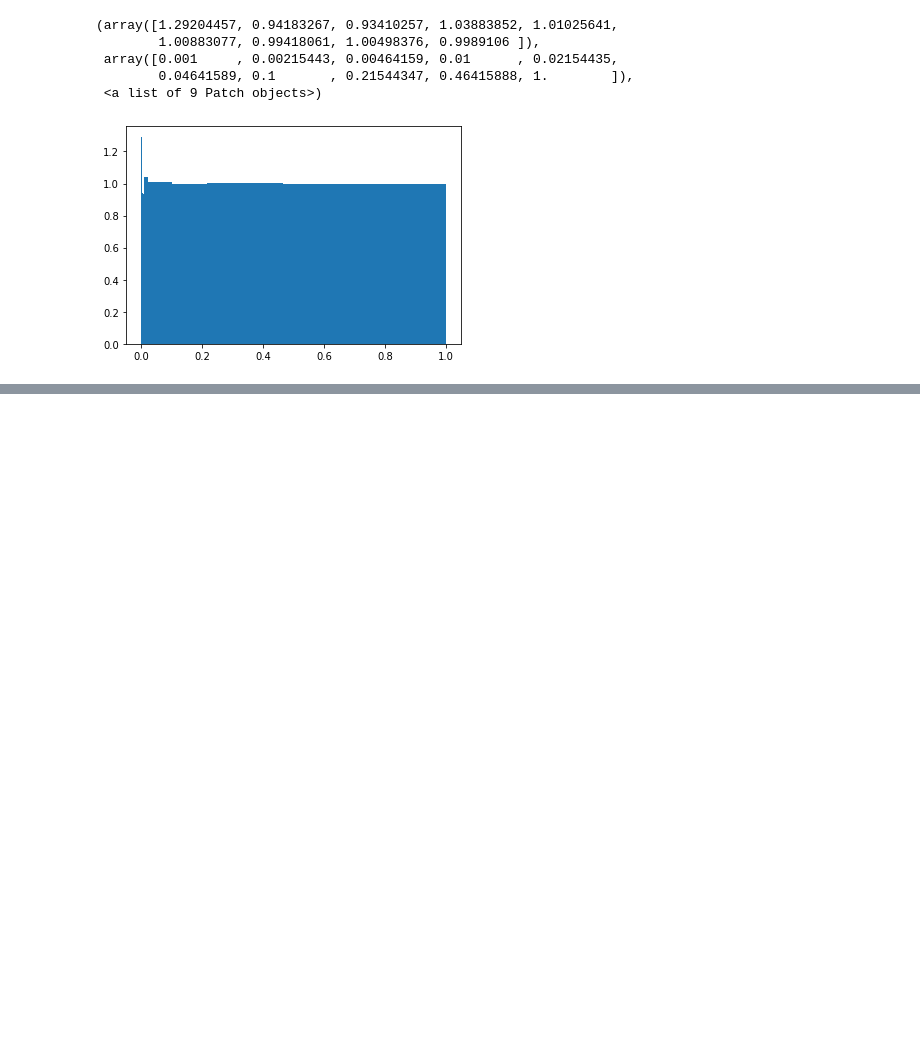
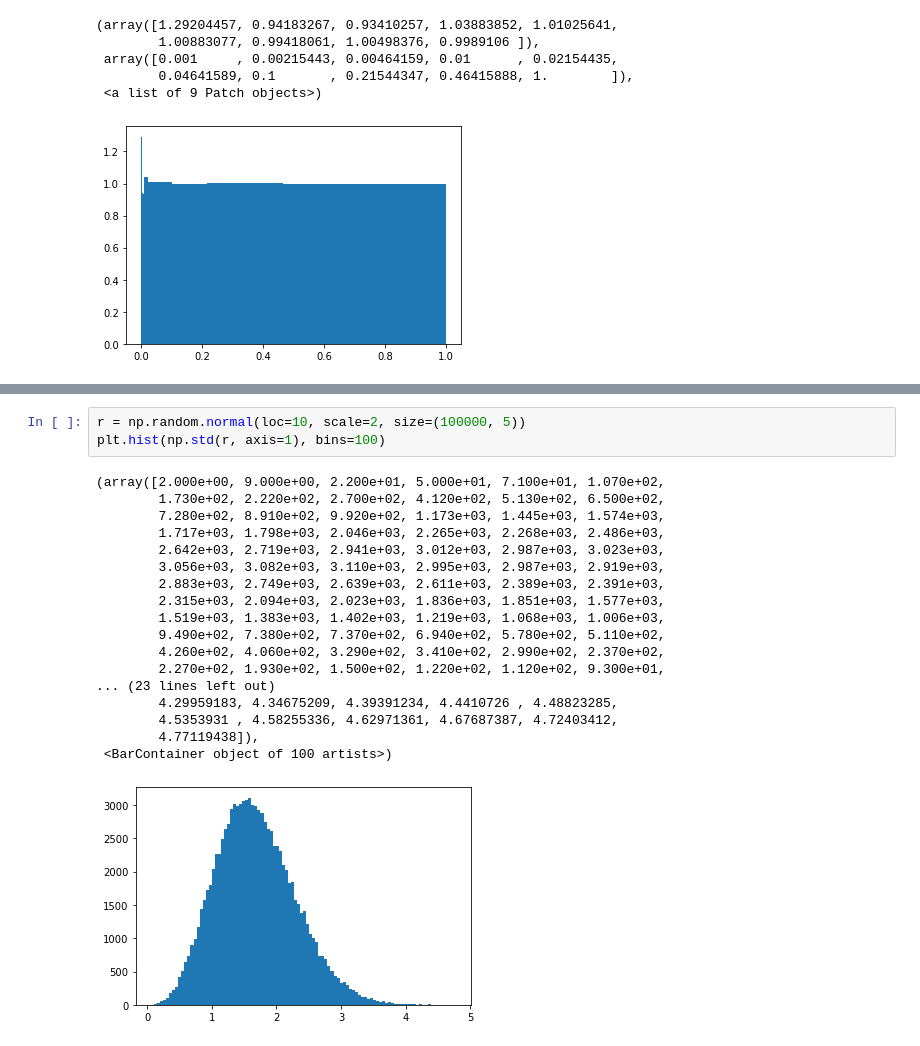
Before and after one commit to nordam/Eulerian-and-Lagrangian-methods, a Jupyter notebook: notebooks/SpeedDistribution-Copy1.ipynb, the cells around one changed output, grey strips where cells are left out. Cells and saved outputs as stored; diff of their text form; blank space fills up the shorter version.

```diff
--- a/notebooks/SpeedDistribution-Copy1.ipynb
+++ b/notebooks/SpeedDistribution-Copy1.ipynb
@@ -1058,0 +1072,22 @@ plt.hist(np.random.uniform(0, 1, 100000), bins = np.logspace(-3, 0, 10), density
+# %%
+r = np.random.normal(loc=10, scale=2, size=(100000, 5))
+plt.hist(np.std(r, axis=1), bins=100)
+# %% [output]
+(array([2.000e+00, 9.000e+00, 2.200e+01, 5.000e+01, 7.100e+01, 1.070e+02,
+        1.730e+02, 2.220e+02, 2.700e+02, 4.120e+02, 5.130e+02, 6.500e+02,
+        7.280e+02, 8.910e+02, 9.920e+02, 1.173e+03, 1.445e+03, 1.574e+03,
+        1.717e+03, 1.798e+03, 2.046e+03, 2.265e+03, 2.268e+03, 2.486e+03,
+        2.642e+03, 2.719e+03, 2.941e+03, 3.012e+03, 2.987e+03, 3.023e+03,
+        3.056e+03, 3.082e+03, 3.110e+03, 2.995e+03, 2.987e+03, 2.919e+03,
+        2.883e+03, 2.749e+03, 2.639e+03, 2.611e+03, 2.389e+03, 2.391e+03,
+        2.315e+03, 2.094e+03, 2.023e+03, 1.836e+03, 1.851e+03, 1.577e+03,
+        1.519e+03, 1.383e+03, 1.402e+03, 1.219e+03, 1.068e+03, 1.006e+03,
+        9.490e+02, 7.380e+02, 7.370e+02, 6.940e+02, 5.780e+02, 5.110e+02,
+        4.260e+02, 4.060e+02, 3.290e+02, 3.410e+02, 2.990e+02, 2.370e+02,
+        2.270e+02, 1.930e+02, 1.500e+02, 1.220e+02, 1.120e+02, 9.300e+01,
+... (23 lines left out)
+        4.29959183, 4.34675209, 4.39391234, 4.4410726 , 4.48823285,
+        4.5353931 , 4.58255336, 4.62971361, 4.67687387, 4.72403412,
+        4.77119438]),
+ <BarContainer object of 100 artists>)
+[figure, added]
```
Also changed, not shown: parts of 2 cells of this notebook, 5 other files.
